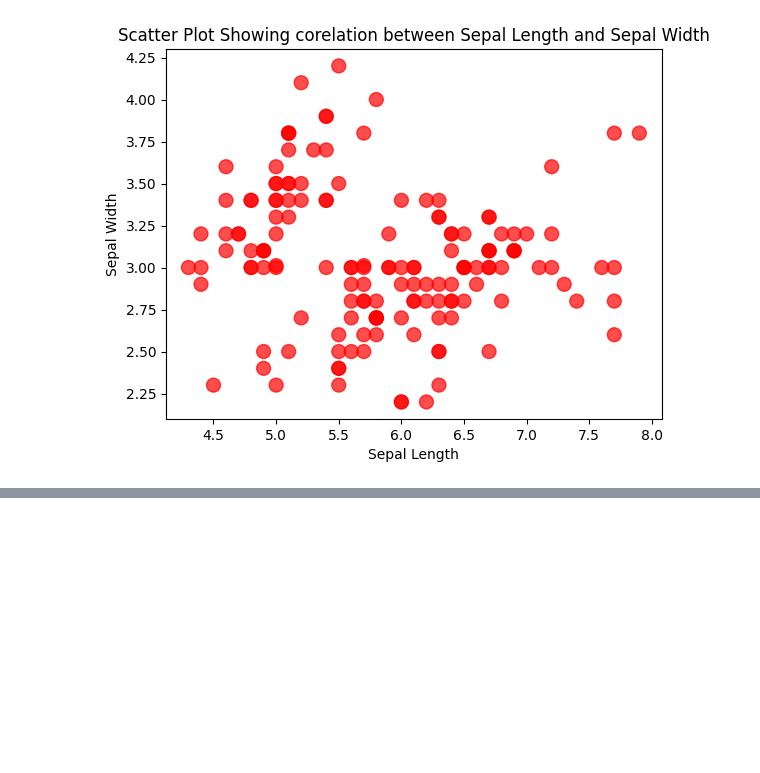
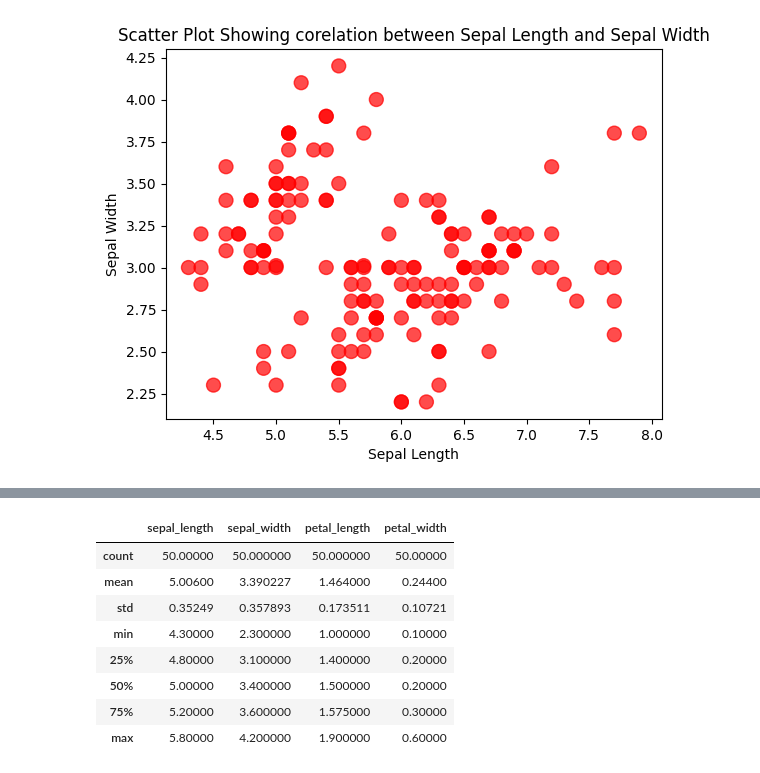
Before and after one commit to ArvindUpreti/Iris-dataset-Analysis, a Jupyter notebook: Iris Data Project.ipynb, the cells around one changed output, grey strips where cells are left out. Saved outputs shown, nothing was run; the diff lists cells and outputs as text; code cells hidden in the pictures; blank space fills up the shorter version.

```diff
--- a/Iris Data Project.ipynb
+++ b/Iris Data Project.ipynb
@@ -263 +289,13 @@ plt.show()
+# %%
+setosa.describe()
+# %% [output]
+|  | sepal_length | sepal_width | petal_length | petal_width |
+| count | 50.00000 | 50.000000 | 50.000000 | 50.00000 |
+| mean | 5.00600 | 3.390227 | 1.464000 | 0.24400 |
+| std | 0.35249 | 0.357893 | 0.173511 | 0.10721 |
+| min | 4.30000 | 2.300000 | 1.000000 | 0.10000 |
+| 25% | 4.80000 | 3.100000 | 1.400000 | 0.20000 |
+| 50% | 5.00000 | 3.400000 | 1.500000 | 0.20000 |
+| 75% | 5.20000 | 3.600000 | 1.575000 | 0.30000 |
+| max | 5.80000 | 4.200000 | 1.900000 | 0.60000 |
 # %%
```
Also changed, not shown: parts of 12 cells of this notebook.
